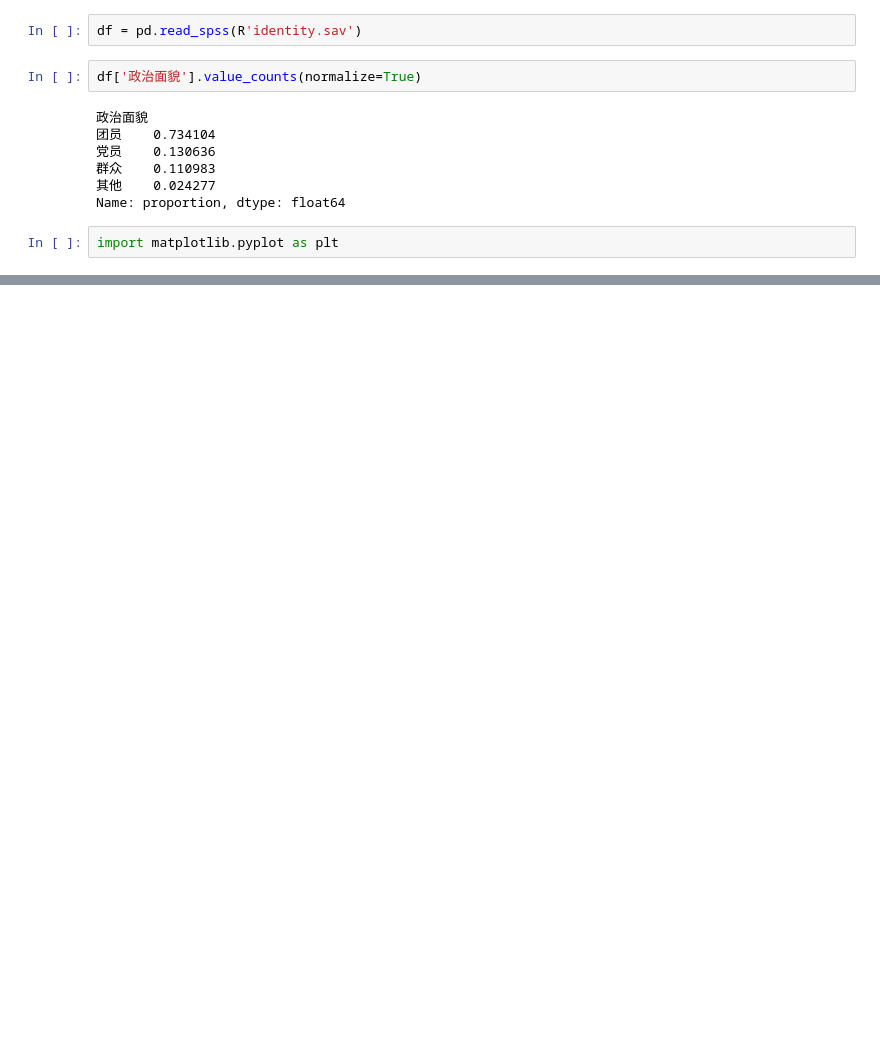
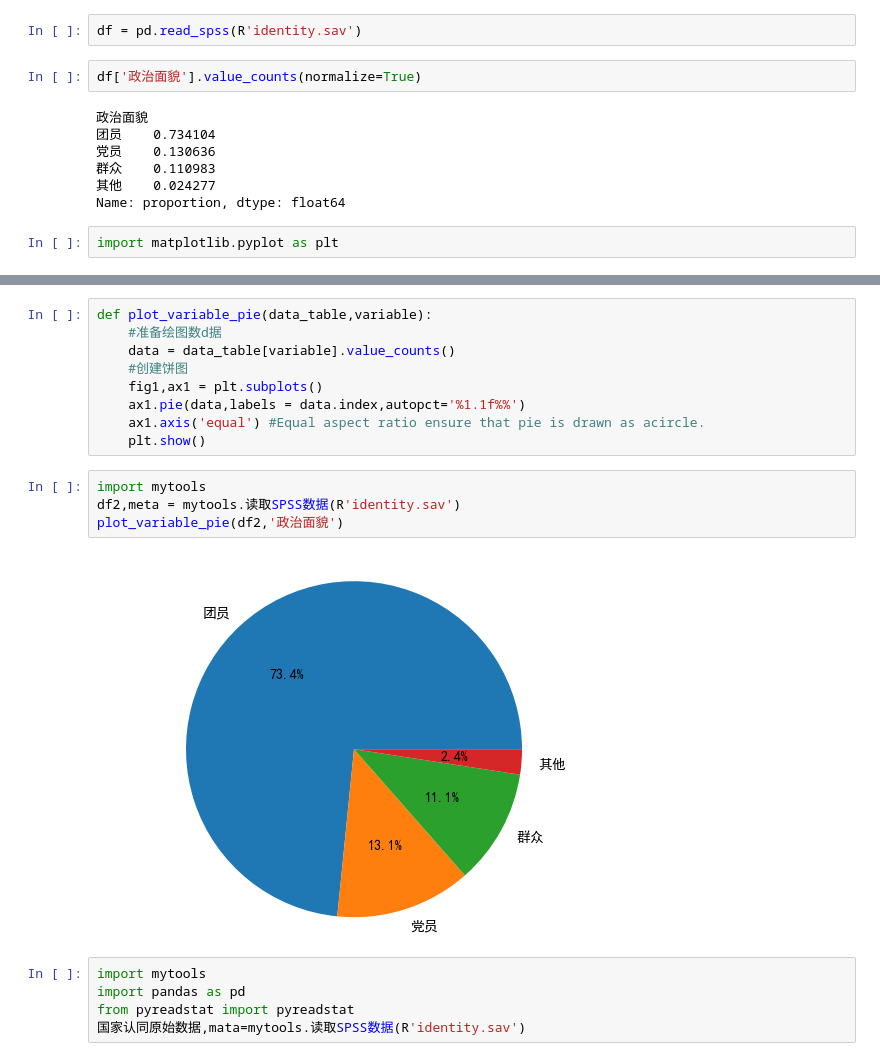
Before and after one commit to edg7777777/edg7777777, a Jupyter notebook: 07-description.ipynb, the cells around one changed output, grey strips where cells are left out. Cells and saved outputs as stored; diff of their text form; blank space fills up the shorter version.

```diff
--- a/07-description.ipynb
+++ b/07-description.ipynb
@@ -34,0 +39,20 @@ plt.show()
+# %%
+def plot_variable_pie(data_table,variable):
+    #准备绘图数d据
+    data = data_table[variable].value_counts()
+    #创建饼图
+    fig1,ax1 = plt.subplots()
+    ax1.pie(data,labels = data.index,autopct='%1.1f%%')
+    ax1.axis('equal') #Equal aspect ratio ensure that pie is drawn as acircle.
+    plt.show()
+# %%
+import mytools
+df2,meta = mytools.读取SPSS数据(R'identity.sav')
+plot_variable_pie(df2,'政治面貌')
+# %% [output]
+[figure, added]
+# %%
+import mytools
+import pandas as pd
+from pyreadstat import pyreadstat
+国家认同原始数据,mata=mytools.读取SPSS数据(R'identity.sav')
```
Also changed, not shown: parts of 5 cells of this notebook, 6 other files.
